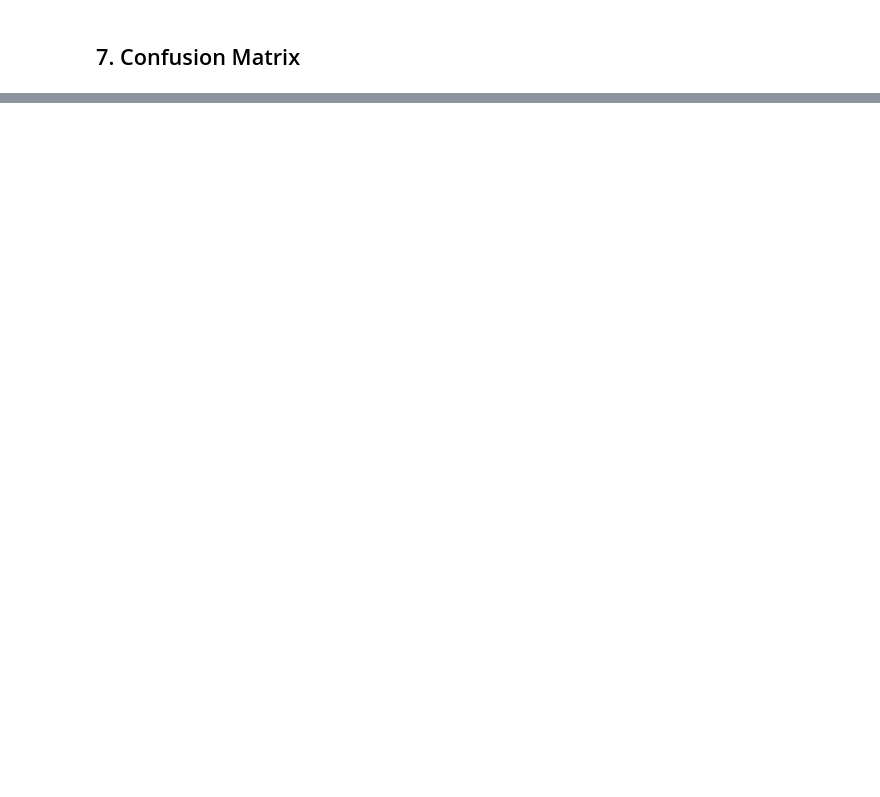
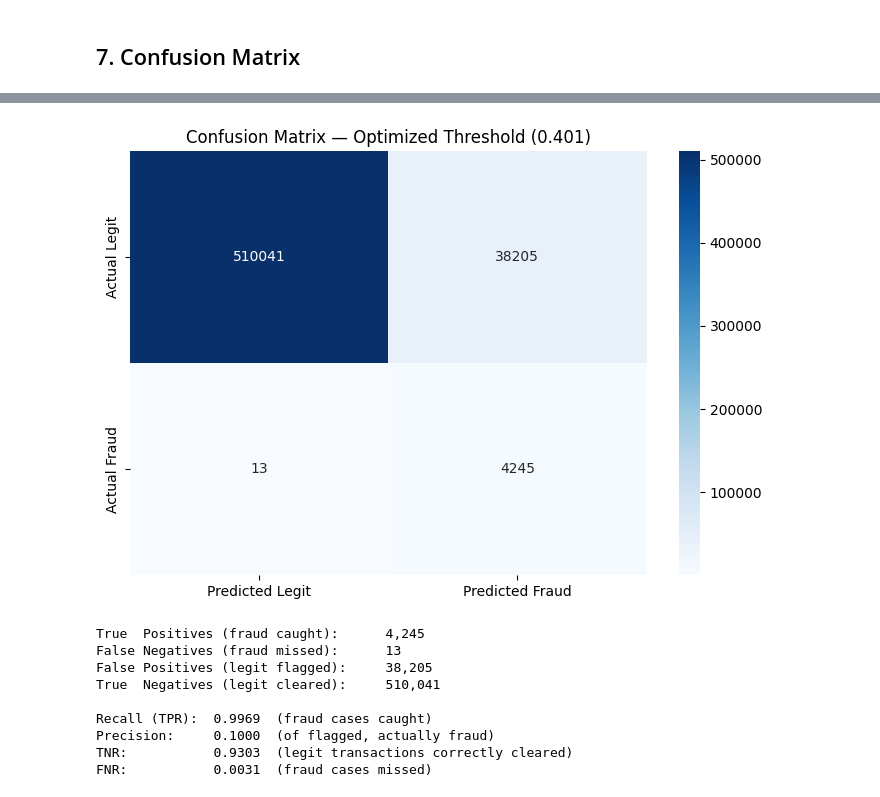
Before and after one commit to joshleeds/BA305-Project, a Jupyter notebook: Model_PCA_LR.ipynb, the cells around one changed output, grey strips where cells are left out. Drawn from its saved outputs; the diff is of its cells as text; code cells hidden in the pictures; blank space fills up the shorter version.

```diff
--- a/Model_PCA_LR.ipynb
+++ b/Model_PCA_LR.ipynb
@@ -275,0 +312,33 @@ weighted avg       1.00      1.00      1.00    552504
+# %%
+# Confusion matrix at the optimized threshold
+y_pred_opt = (y_proba >= best_thresh).astype(int)
+cm_opt = confusion_matrix(y_test, y_pred_opt)
+tn, fp, fn, tp = cm_opt.ravel()
+
+plt.figure(figsize=(7, 5))
+sns.heatmap(cm_opt, annot=True, fmt='d', cmap='Blues',
+            xticklabels=['Predicted Legit', 'Predicted Fraud'],
+            yticklabels=['Actual Legit', 'Actual Fraud'])
+plt.title(f'Confusion Matrix — Optimized Threshold ({best_thresh:.3f})')
+plt.tight_layout()
+plt.show()
+
+print(f"True  Positives (fraud caught):      {tp:,}")
+print(f"False Negatives (fraud missed):      {fn:,}")
+print(f"False Positives (legit flagged):     {fp:,}")
+print(f"True  Negatives (legit cleared):     {tn:,}")
+print(f"\nRecall (TPR):  {tp / (tp + fn):.4f}  (fraud cases caught)")
+print(f"Precision:     {tp / (tp + fp):.4f}  (of flagged, actually fraud)")
+print(f"TNR:           {tn / (tn + fp):.4f}  (legit transactions correctly cleared)")
+print(f"FNR:           {fn / (fn + tp):.4f}  (fraud cases missed)")
+# %% [output]
+[figure, added]
+True  Positives (fraud caught):      4,245
+False Negatives (fraud missed):      13
+False Positives (legit flagged):     38,205
+True  Negatives (legit cleared):     510,041
+
+Recall (TPR):  0.9969  (fraud cases caught)
+Precision:     0.1000  (of flagged, actually fraud)
+TNR:           0.9303  (legit transactions correctly cleared)
+FNR:           0.0031  (fraud cases missed)
```
Also changed, not shown: parts of 6 cells of this notebook, 2 other files.
